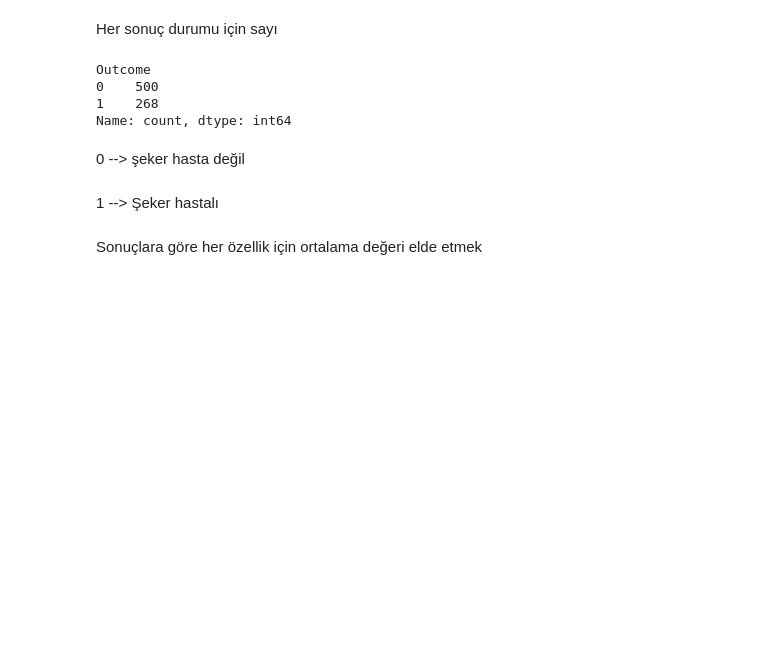
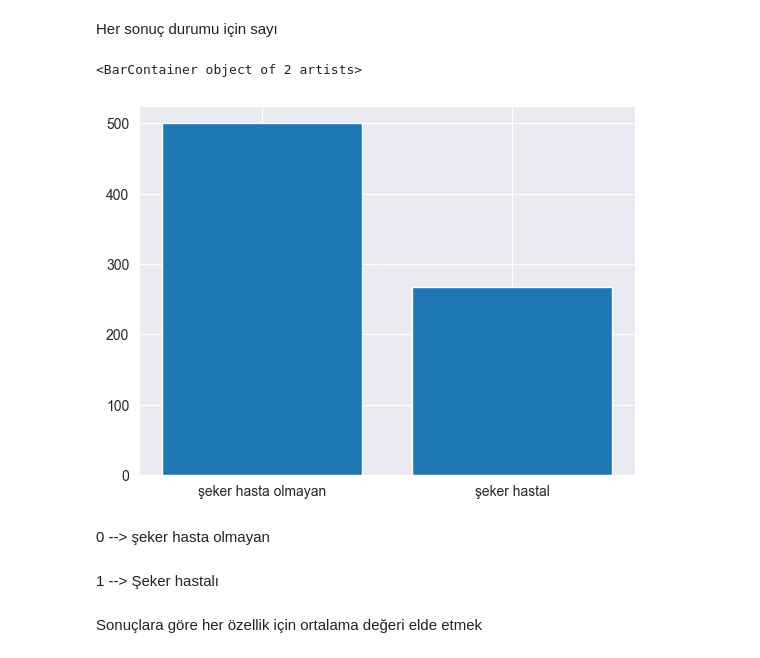
Before and after one commit to AmrWalidi/diabetes-prediction, a Jupyter notebook: woman_diabetes_prediction.ipynb, the cells around one changed output. Saved outputs shown, nothing was run; the diff lists cells and outputs as text; code cells hidden in the pictures; blank space fills up the shorter version.

```diff
--- a/woman_diabetes_prediction.ipynb
+++ b/woman_diabetes_prediction.ipynb
@@ -46,14 +48,14 @@ data.describe()
 # %% [markdown]
 Her sonuç durumu için sayı
 # %%
-data['Outcome'].value_counts()
+x = data['Outcome'].value_counts()
+y = ['şeker hasta olmayan', 'şeker hastal']
+plt.bar(y, x)
 # %% [output]
-Outcome
-0    500
-1    268
-Name: count, dtype: int64
+<BarContainer object of 2 artists>
+[figure, added]
 # %% [markdown]
-0 --> şeker hasta değil
+0 --> şeker hasta olmayan
 # %% [markdown]
 1 --> Şeker hastalı
 # %% [markdown]
```
Also changed, not shown: parts of 5 cells of this notebook.
